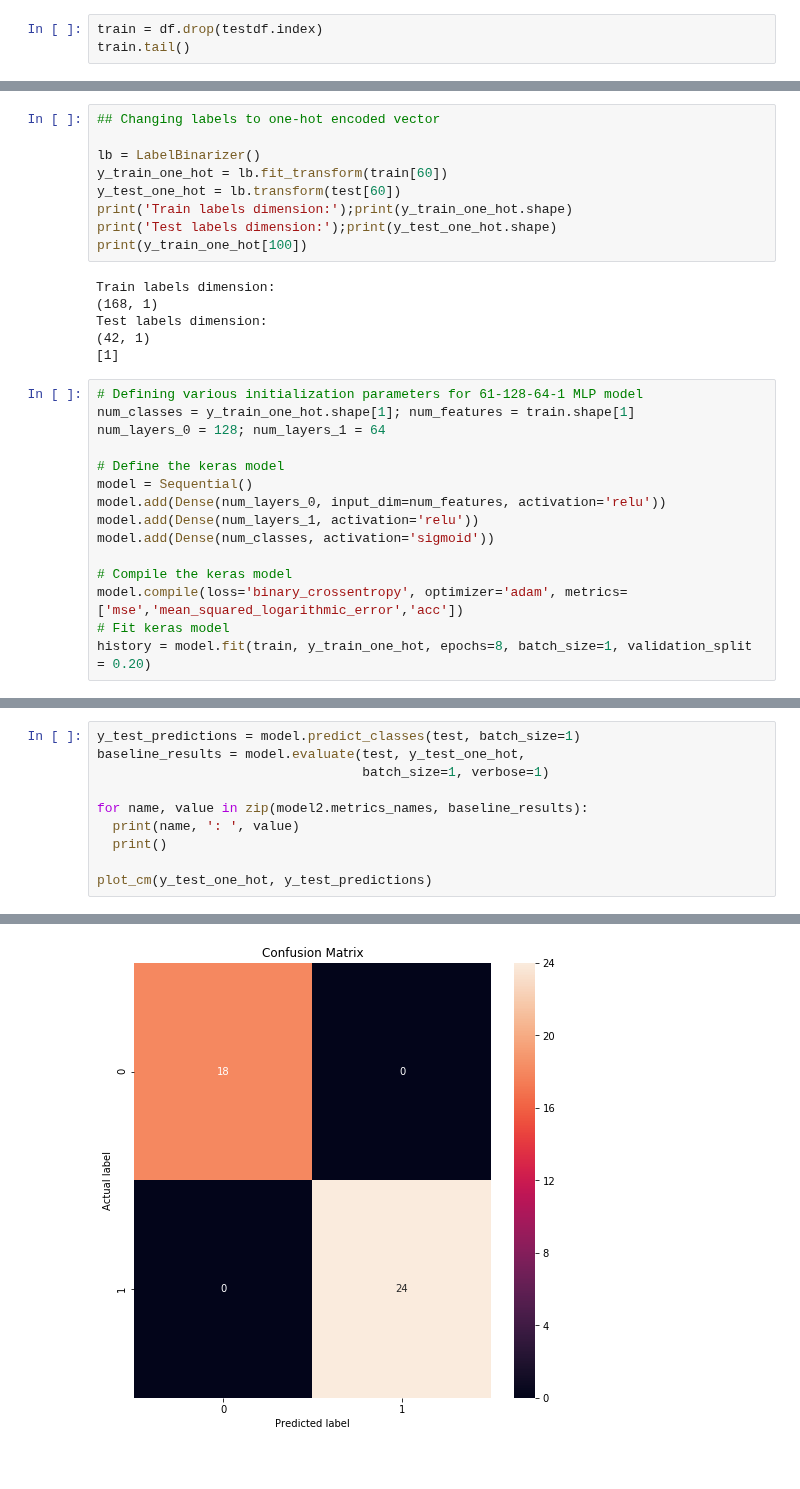
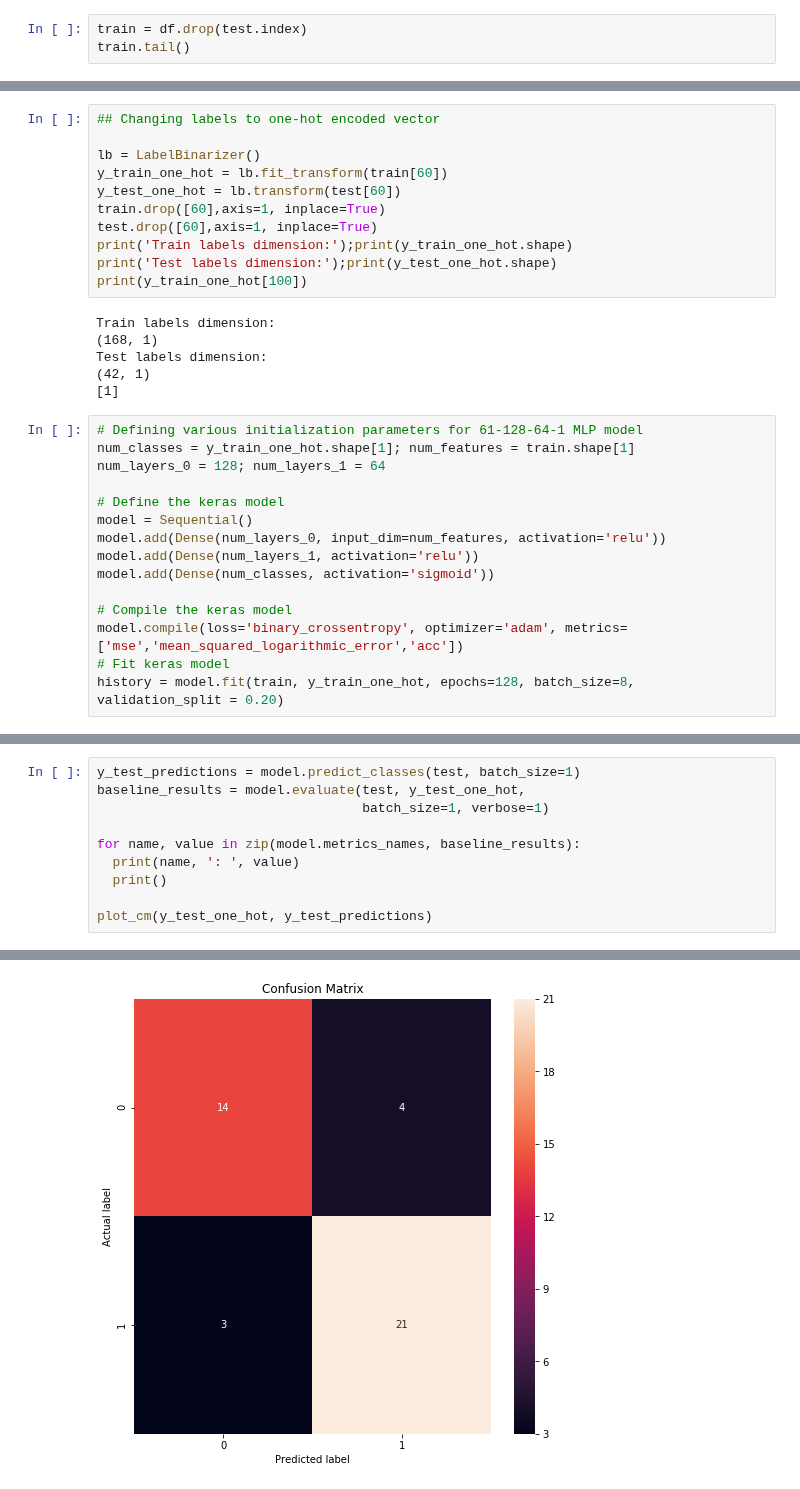
Before and after one commit to borodark/ie7860, a Jupyter notebook: HW2 MLP Sonar.ipynb, the cells around one changed output, grey strips where cells are left out. Saved outputs shown, nothing was run; the diff lists cells and outputs as text.

Commit message:
never forget to drop

```diff
--- a/HW2 MLP Sonar.ipynb
+++ b/HW2 MLP Sonar.ipynb
@@ -83,7 +84,7 @@ test.head()
 | 203 | 0.0187 | 0.0346 | 0.0168 | 0.0177 | 0.0393 | 0.1630 | 0.2028 | 0.1694 | 0.2328 | 0.2684 | ... | ... |
 5 rows × 61 columns
 # %%
-train = df.drop(testdf.index)
+train = df.drop(test.index)
 train.tail()
 # %% [output]
 |  | 0 | 1 | 2 | 3 | 4 | 5 | 6 | 7 | 8 | 9 | ... | ... |
@@ -99,6 +100,8 @@ train.tail()
 lb = LabelBinarizer()
 y_train_one_hot = lb.fit_transform(train[60])
 y_test_one_hot = lb.transform(test[60])
+train.drop([60],axis=1, inplace=True)
+test.drop([60],axis=1, inplace=True)
 print('Train labels dimension:');print(y_train_one_hot.shape)
 print('Test labels dimension:');print(y_test_one_hot.shape)
 print(y_train_one_hot[100])
@@ -122,6 +125,6 @@ model.add(Dense(num_classes, activation='sigmoid'))
 # Compile the keras model
 model.compile(loss='binary_crossentropy', optimizer='adam', metrics=['mse','mean_squared_logarithmic_error','acc'])
 # Fit keras model
-history = model.fit(train, y_train_one_hot, epochs=8, batch_size=1, validation_split = 0.20)
+history = model.fit(train, y_train_one_hot, epochs=128, batch_size=8, validation_split = 0.20)
 # %% [output]
 Train on 134 samples, validate on 34 samples
@@ -156,7 +159,7 @@ y_test_predictions = model.predict_classes(test, batch_size=1)
 baseline_results = model.evaluate(test, y_test_one_hot,
                                   batch_size=1, verbose=1)
 
-for name, value in zip(model2.metrics_names, baseline_results):
+for name, value in zip(model.metrics_names, baseline_results):
   print(name, ': ', value)
   print()
 
@@ -171,2 +176,2 @@ acc :  1.863523558195571e-06
-[figure, old version]
+[figure, new version]
 # %%
```
Also changed, not shown: parts of 10 cells of this notebook.
